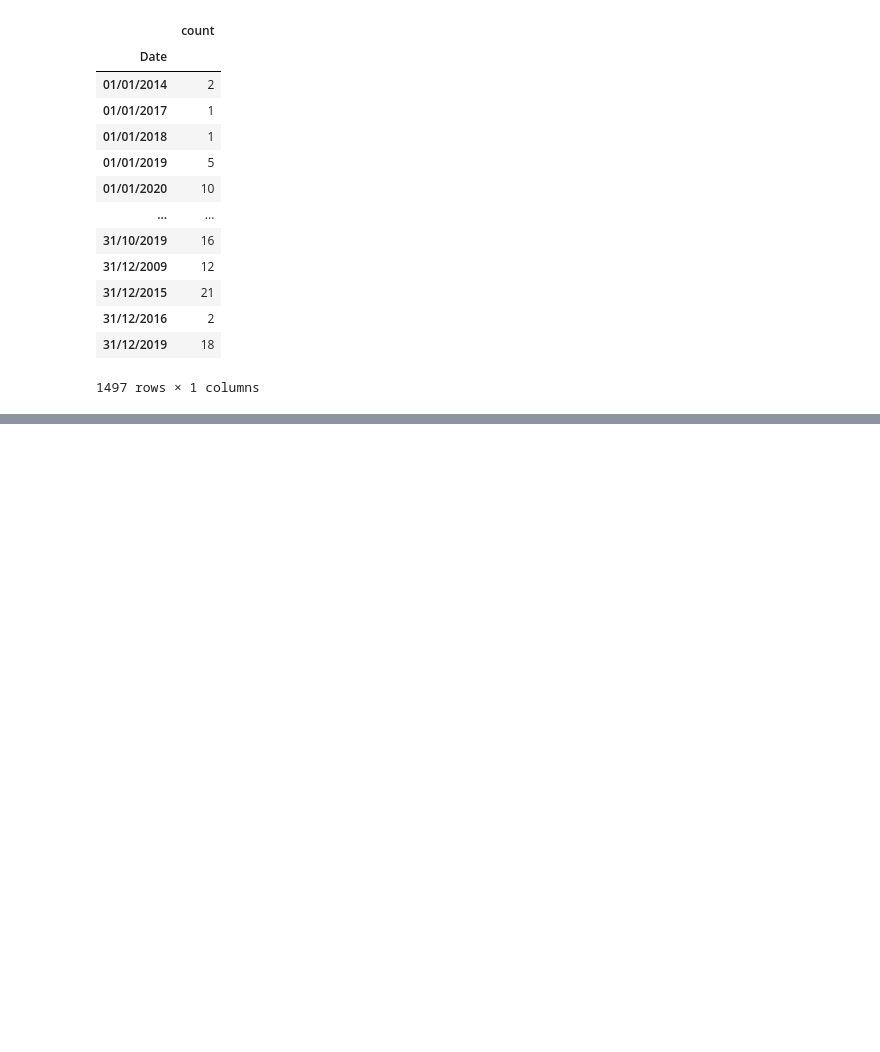
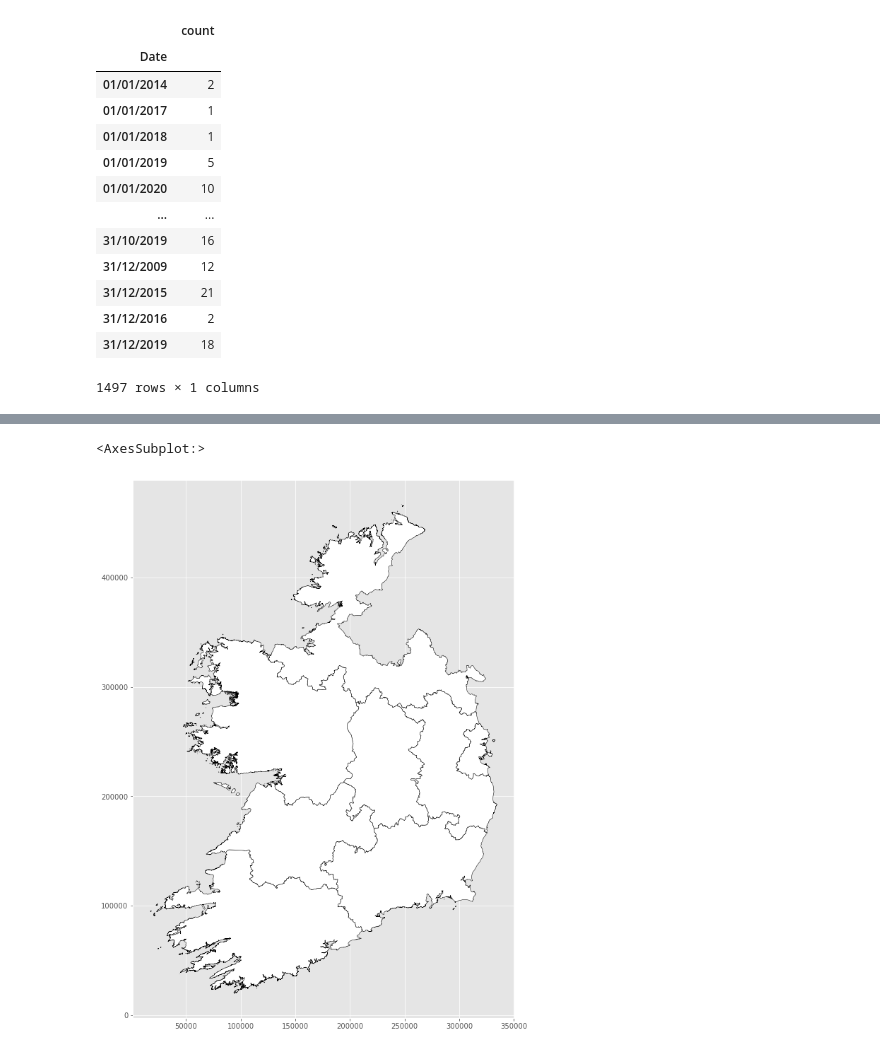
Before and after one commit to pessini/avian-flu-wild-birds-ireland, a Jupyter notebook: Exploratory-Data-Analysis-EDA.ipynb, the cells around one changed output, grey strips where cells are left out. Drawn from its saved outputs; the diff is of its cells as text; code cells hidden in the pictures; blank space fills up the shorter version.

```diff
--- a/Exploratory-Data-Analysis-EDA.ipynb
+++ b/Exploratory-Data-Analysis-EDA.ipynb
@@ -265,0 +282,5 @@ boundaries.head()
+# %%
+boundaries.plot(figsize=(16,14), facecolor='white', edgecolor='black')
+# %% [output]
+<AxesSubplot:>
+[figure, added]
```
Also changed, not shown: parts of 7 cells of this notebook.
